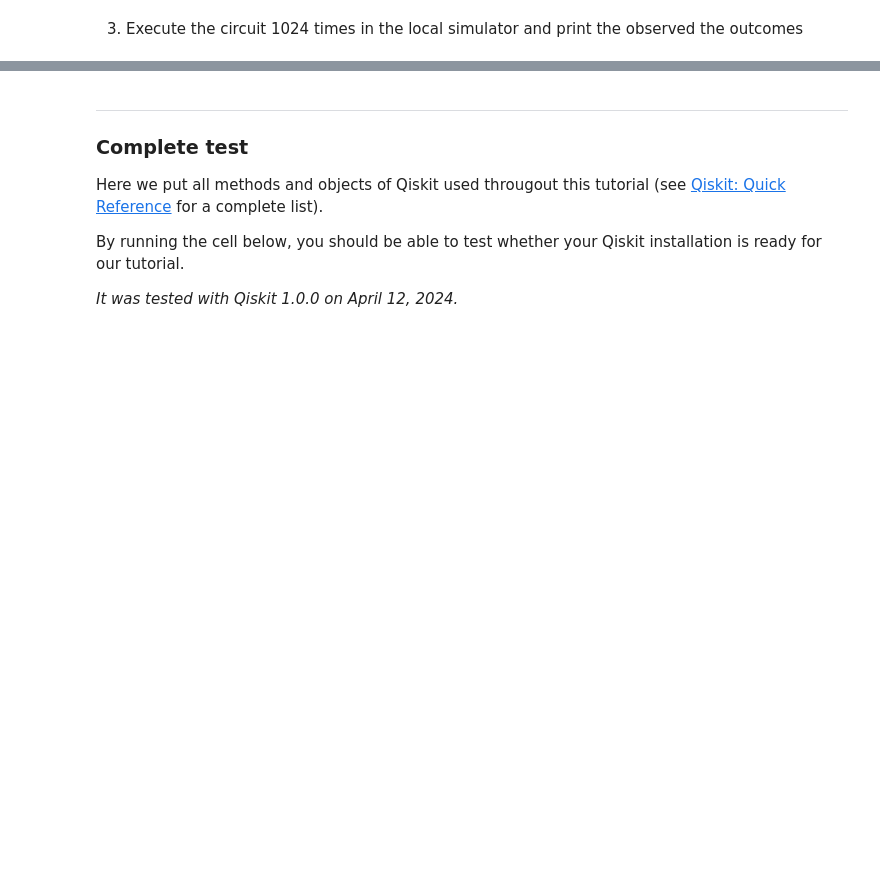
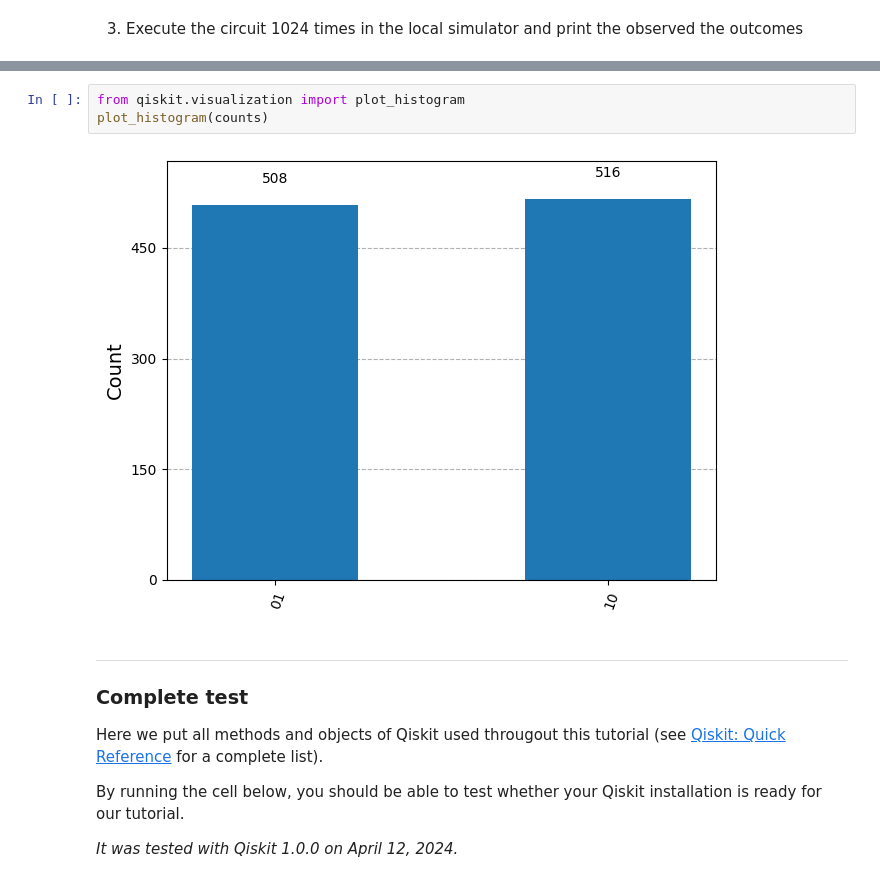
Before and after one commit to sbbzplt/QWorld-Bronze, a Jupyter notebook: quantum-with-qiskit/Q04_Qiskit_installation_and_test.ipynb, the cells around one changed output, grey strips where cells are left out. Drawn from its saved outputs; the diff is of its cells as text; blank space fills up the shorter version.

```diff
--- a/quantum-with-qiskit/Q04_Qiskit_installation_and_test.ipynb
+++ b/quantum-with-qiskit/Q04_Qiskit_installation_and_test.ipynb
@@ -148,3 +150,8 @@ print(counts)
+# %%
+from qiskit.visualization import plot_histogram
+plot_histogram(counts)
+# %% [output]
+[figure, added]
 # %% [markdown]
 <hr id="complete">
 
```
Also changed, not shown: parts of 3 cells of this notebook.
